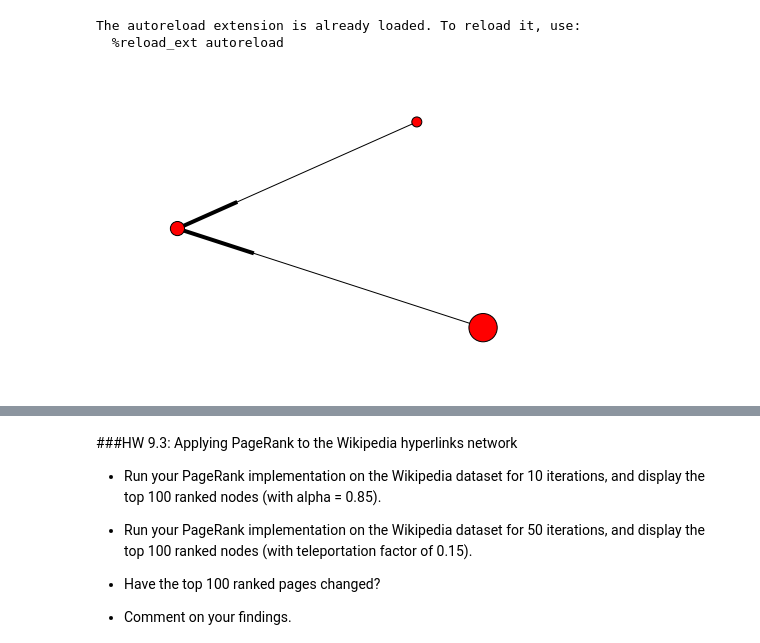
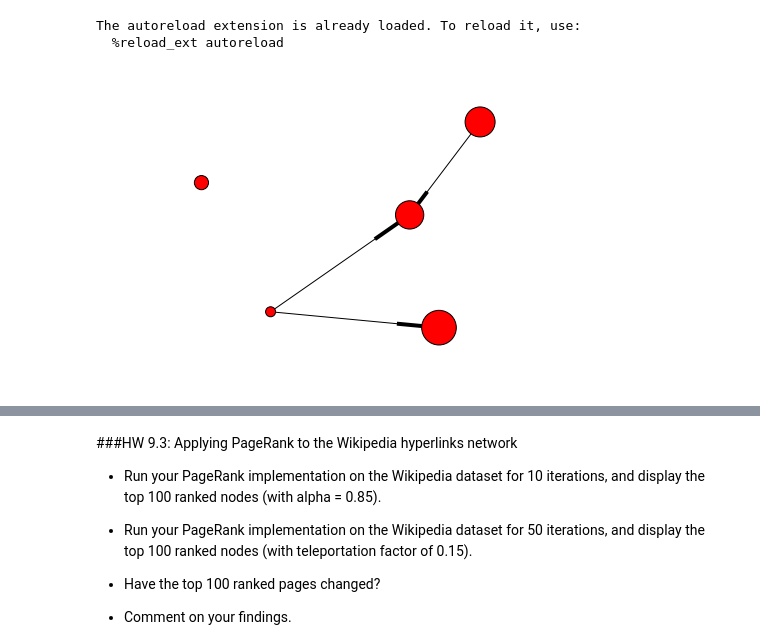
Before and after one commit to leiyang-mids/w261_project, a Jupyter notebook: HW09/MIDS-W261-2016-HWK-Week09-Yang.ipynb, the cells around one changed output, grey strips where cells are left out. Saved outputs shown, nothing was run; the diff lists cells and outputs as text; code cells hidden in the pictures.

```diff
--- a/HW09/MIDS-W261-2016-HWK-Week09-Yang.ipynb
+++ b/HW09/MIDS-W261-2016-HWK-Week09-Yang.ipynb
@@ -625,14 +624,22 @@ The autoreload extension is already loaded. To reload it, use:
 # %%
 %matplotlib inline
 import networkx as nx
 import matplotlib.pyplot as plt
 G=nx.DiGraph()
+pos=nx.spring_layout(G) # positions for all nodes
+
 G.add_node("spam")
 G.add_node("ham")
-G.add_node("test")
+G.add_node("test", name='test')
+G.add_nodes_from(['rory', 'jason'])
 G.add_edge("spam","ham")
 G.add_edge('test','ham')
-nx.draw(G, node_size=[100,200,800])
+G.add_edge('test','rory')
+
+
+
+nx.draw(G, node_size=[100,200,800,1200,900])
+
 plt.show()
 # %% [output]
-[figure, old version]
+[figure, new version]
```
Also changed, not shown: parts of 10 cells of this notebook, 14 other files.
